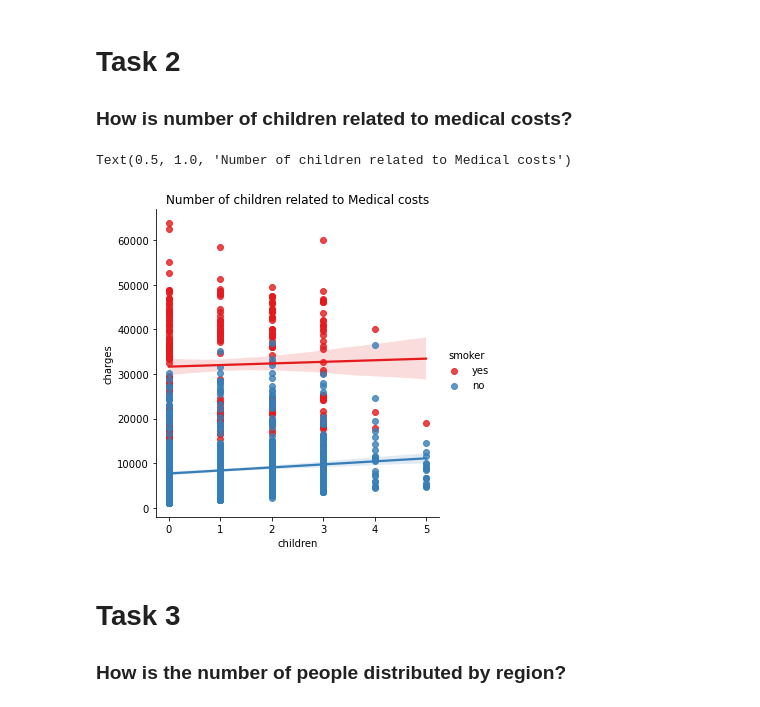
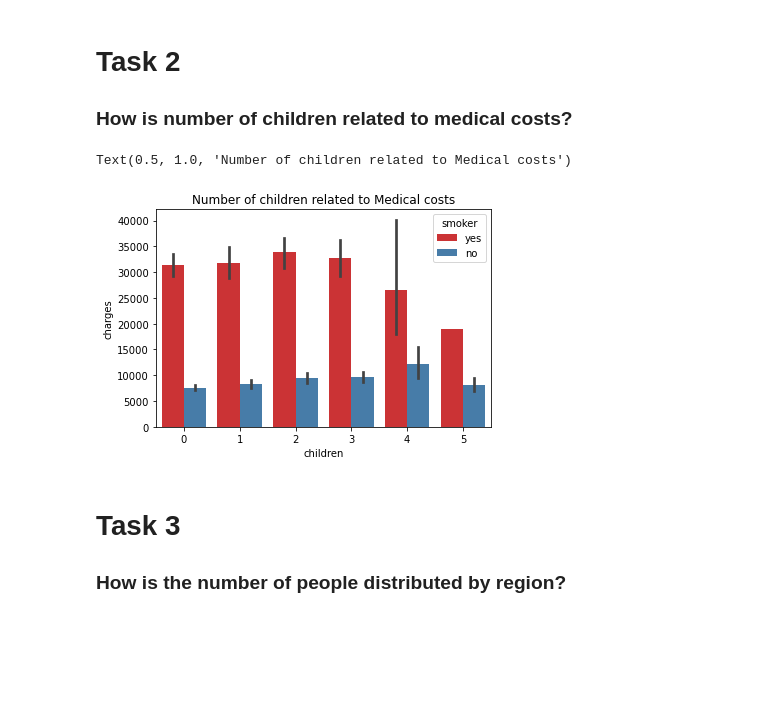
Before and after one commit to TJ-Mothokho/DataAnaylsis_Practical-Assessments, a Jupyter notebook: Medical_Costs_Case_Study-Practical_Assessment/MedicalCost_Practical_Assessment.ipynb, the cells around one changed output. Saved outputs shown, nothing was run; the diff lists cells and outputs as text; code cells hidden in the pictures; blank space fills up the shorter version.

```diff
--- a/Medical_Costs_Case_Study-Practical_Assessment/MedicalCost_Practical_Assessment.ipynb
+++ b/Medical_Costs_Case_Study-Practical_Assessment/MedicalCost_Practical_Assessment.ipynb
@@ -104,11 +104,11 @@ Text(0.5, 1.0, 'Age related to Medical costs')
 ### How is number of children related to medical costs?
 # %%
 #Plotting a relational plot between children and charges
-ax = sns.lmplot(x = 'children', y = 'charges', data = insurance, hue = 'smoker', palette = 'Set1')
+ax = sns.barplot(x = 'children', y = 'charges', data = insurance, hue = 'smoker', palette = 'Set1')
 plt.title('Number of children related to Medical costs')
 # %% [output]
 Text(0.5, 1.0, 'Number of children related to Medical costs')
-[figure, old version]
+[figure, new version]
 # %% [markdown]
 # Task 3
 ###  How is the number of people distributed by region?
```
Also changed, not shown: parts of 1 cell of this notebook.
